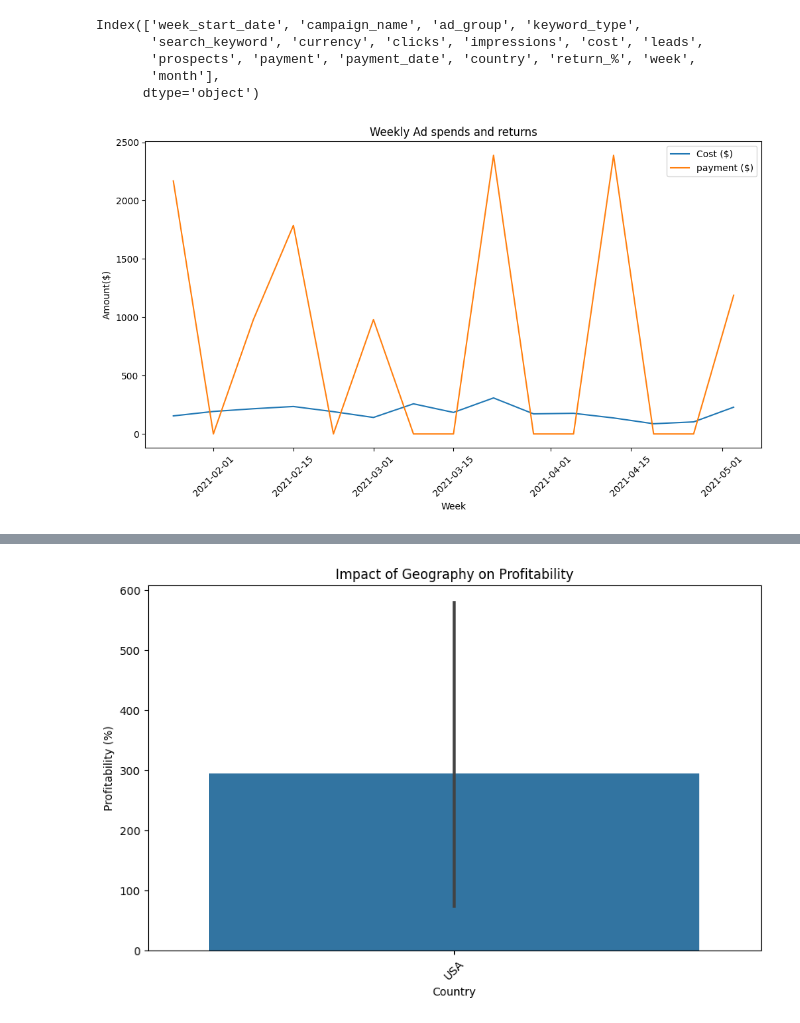
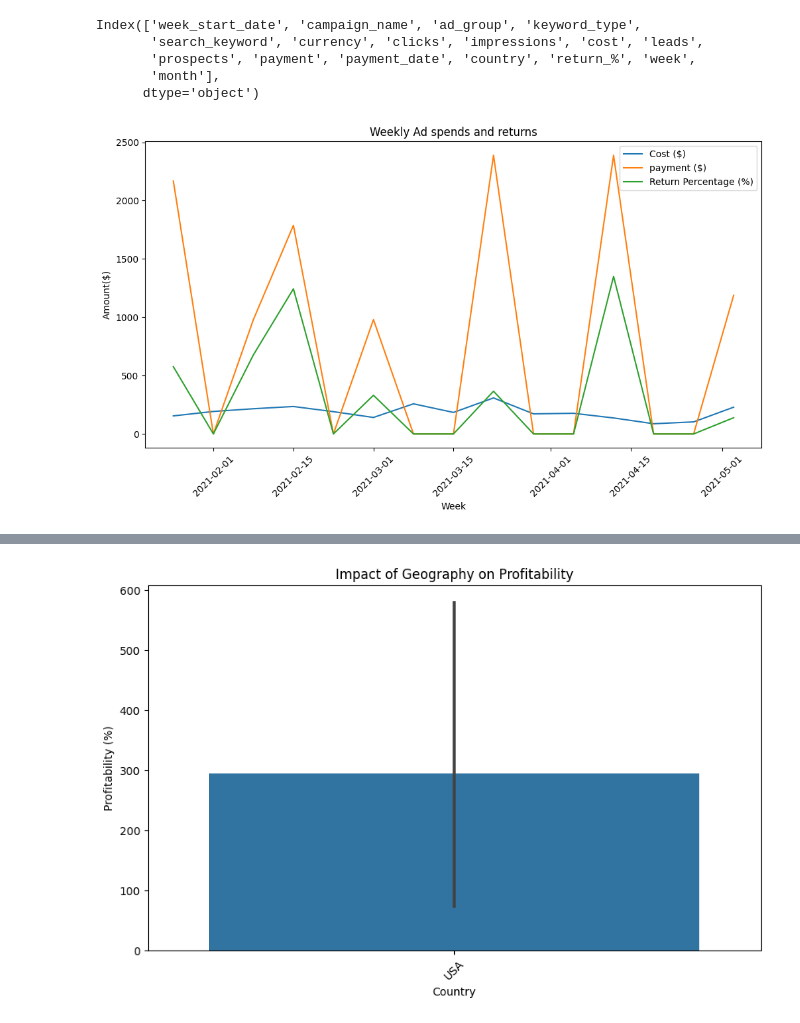
Before and after one commit to lakshya2002/Omnify_task-advertisement-analysis, a Jupyter notebook: task_analysis.ipynb, the cells around one changed output, grey strips where cells are left out. Cells and saved outputs as stored; diff of their text form; code cells hidden in the pictures.

```diff
--- a/task_analysis.ipynb
+++ b/task_analysis.ipynb
@@ -362,13 +332,14 @@ Index(['week_start_date', 'campaign_name', 'ad_group', 'keyword_type',
 # %%
 # Time series graph for weekly format:
 plt.figure(figsize=(12,6))
 sns.lineplot(x='week',y='cost', data=weekly_report,label='Cost ($)')
 sns.lineplot(x='week',y='payment', data=weekly_report,label='payment ($)')
+sns.lineplot(x='week', y='return_%', data=weekly_report, label='Return Percentage (%)')
 plt.title('Weekly Ad spends and returns')
 plt.xlabel('Week')
 plt.ylabel('Amount($)')
 plt.xticks(rotation=45)
 plt.legend()
 plt.show()
 # %% [output]
-[figure, old version]
+[figure, new version]
```
Also changed, not shown: parts of 8 cells of this notebook.
